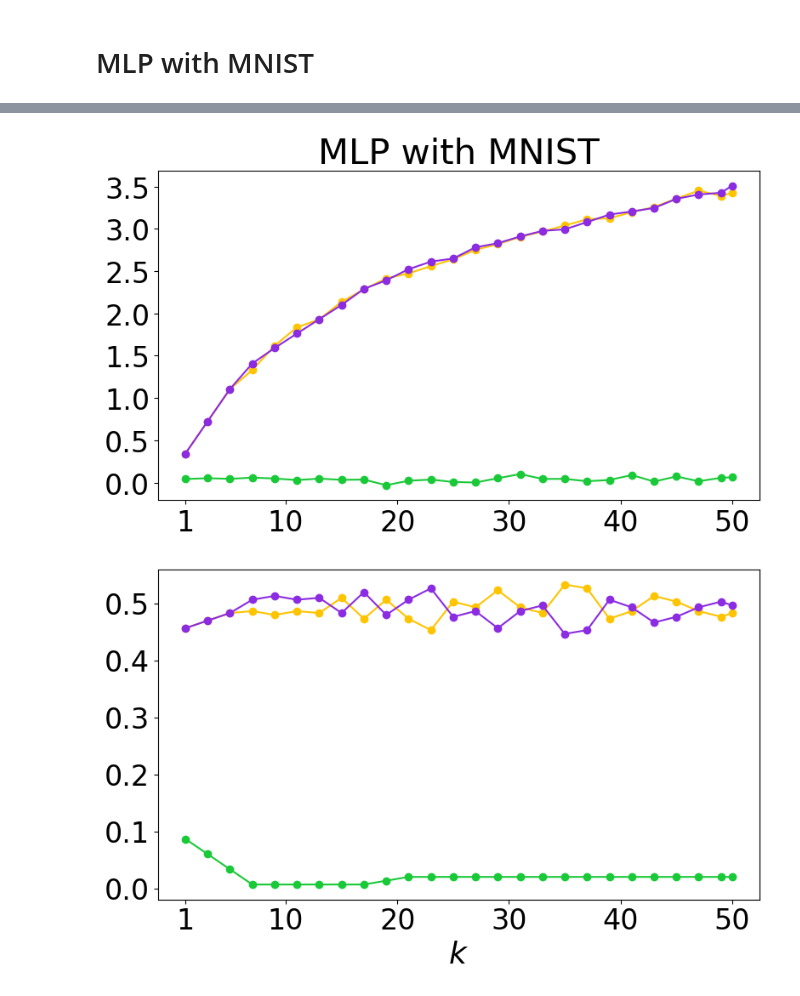
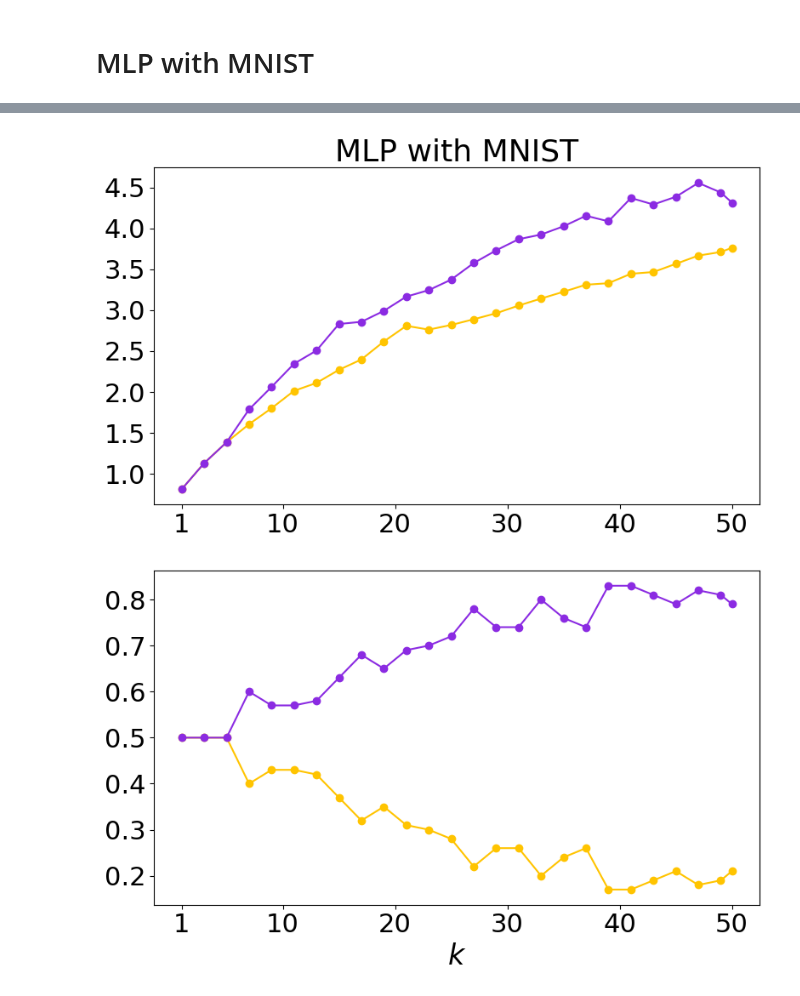
Before and after one commit to sleepymalc/MISS, a Jupyter notebook: MLP/evaluation_MNIST.ipynb, the cells around one changed output, grey strips where cells are left out. Cells and saved outputs as stored; diff of their text form; code cells hidden in the pictures.

```diff
--- a/MLP/evaluation_MNIST.ipynb
+++ b/MLP/evaluation_MNIST.ipynb
@@ -33,8 +34,7 @@ Using device: cuda
 # Hyperparameters of the evaluation
 load_eval = False # True only if the evaluation have been done before
 ks = list(range(1, 51, 2)) + [50]
-methods = ["ZAMinfluence", "Adaptive ZAMinfluence", "Random Subset"]
-# methods = ["ZAMinfluence", "Adaptive ZAMinfluence"]
+methods = ["ZAMinfluence", "Adaptive ZAMinfluence"]
 num_random_subsets = 1
 warm_eval = False
 
@@ -82,36 +82,26 @@ def load_results(seed, k, ensemble, step, warm_start=True):
 # Loading Results of MISS: 2d tensor of shape (n_test, k)
 IF_MIS, adaptive_IF_MIS = load_results(seed, k, ensemble, step, warm_start)
 # %%
-def actual_effect(subset_remove, original_value, i_th_test):
+def actual_effect(subset_remove, original_value, i_th_test, warm_start=False):
     train_loader, test_loader = data_generation([i for i in range(train_size) if i not in subset_remove], [i_th_test], mode='train')
     reduced_value = 0
 
     for ensemble_idx in range(ensemble):
-        if warm_eval:
-            model = MLP().to(device)
-            model.load_state_dict(torch.load(f"checkpoint/seed_{seed}_ensemble_{ensemble_idx}.pt"))
-            model.train_with_seed(train_loader, epochs=8, seed=ensemble_idx, verbose=False)
-            reduced_value += model.get_individual_output(test_loader)
+        model = MLP().to(device)
+        if warm_start:
+            model.load_state_dict(torch.load(f"checkpoint/seed_{seed}_ensemble_{ensemble_idx}.pt", map_location=torch.device('cpu')))
+            epochs = 8
         else:
-            model = MLP().to(device)
-            model.train_with_seed(train_loader, epochs=30, seed=ensemble_idx, verbose=False)
-            reduced_value += model.get_individual_output(test_loader)
+            epochs = 30
+        model.train_with_seed(train_loader, epochs=epochs, seed=ensemble_idx, verbose=False)
+        reduced_value += model.get_individual_output(test_loader)
     reduced_value /= ensemble
     return reduced_value - original_value
 # %%
 def score(i_th_test, k, original_value):
-    # Generate random subsets and evaluate
-    random_scores = []
-    for _ in range(num_random_subsets):
-        random_subset = random.sample(range(train_size), k)
-        random_score = actual_effect(random_subset, original_value, i_th_test).cpu().detach().numpy()
-        random_scores.append(random_score)
-
-    # Add the max random score to the scores array for comparison
     scores = np.array([
-        actual_effect(IF_MIS[i_th_test, :k], original_value, i_th_test).cpu().detach().numpy(),
-        actual_effect(adaptive_IF_MIS[i_th_test, :k], original_value, i_th_test).cpu().detach().numpy(),
-        max(random_scores)
+        actual_effect(IF_MIS[i_th_test, :k], original_value, i_th_test, warm_start).cpu().detach().numpy(),
+        actual_effect(adaptive_IF_MIS[i_th_test, :k], original_value, i_th_test, warm_start).cpu().detach().numpy()
     ])
 
     return scores
@@ -168,10 +156,10 @@ Using device: cuda
 # %%
 palette = sns.color_palette("bright")
-colors = [palette[8], palette[4], palette[2]]
+colors = [palette[8], palette[4]]
 # %%
 plt.figure(figsize=(8, 5))  # Create a single plot
 
-plt.title(f'MLP with MNIST', fontsize=30)
+plt.title(f'MLP with MNIST', fontsize=26)
 
 # plt.xlabel('$k$', fontsize=24)
 # plt.ylabel('$\overline{A_{-S}}$', fontsize=24)
@@ -180,41 +168,41 @@ for method_idx, method_name in enumerate(methods):
      plt.plot(ks, scores_ks_method[:, method_idx], marker='o', label=method_name, color=colors[method_idx])
 
 
-plt.xticks(np.insert(np.arange(10, max(ks)+1, 10), 0, 1), fontsize=24)
-plt.yticks(fontsize=24)
+plt.xticks(np.insert(np.arange(10, max(ks)+1, 10), 0, 1), fontsize=22)
+plt.yticks(fontsize=22)
 
 # plt.legend(methods, fontsize=22)
 
 plt.tight_layout()
 
-plt.savefig('../Figures/MLP_MNIST_actual.png', format='png', dpi=300)
+plt.savefig('../Figures/MLP_MNIST_actual.svg', format='svg', dpi=300)
 
 plt.show()
 # %% [output]
-[figure, old version]
+[figure, new version]
 # %%
 winning_result = np.array(Parallel(n_jobs=50)(delayed(winning_rate)(scores_ks_method_combo[k_idx]) for k_idx in range(num_ks)))
 
 plt.figure(figsize=(8, 5))
 
 # plt.title(f'MLP with MNIST', fontsize=26)
 
-plt.xlabel('$k$', fontsize=26)
+plt.xlabel('$k$', fontsize=24)
 # plt.ylabel('Winning Rate', fontsize=24)
 
 # Plot each method's Borda Count against k
 for method_idx, method_name in enumerate(methods):
     plt.plot(ks, winning_result[:, method_idx], marker='o', label=method_name, color=colors[method_idx])
 
-plt.yticks(fontsize=24)
-plt.xticks(np.insert(np.arange(10, max(ks)+1, 10), 0, 1), fontsize=24)
+plt.yticks(fontsize=22)
+plt.xticks(np.insert(np.arange(10, max(ks)+1, 10), 0, 1), fontsize=22)
 
 # plt.legend(methods, fontsize=22)
 
 plt.tight_layout()
 
-plt.savefig('../Figures/MLP_MNIST_winning.png', format='png', dpi=300)
+plt.savefig('../Figures/MLP_MNIST_winning.svg', format='svg', dpi=300)
 
 plt.show()
 # %% [output]
-[figure, old version]
+[figure, new version]
```
Also changed, not shown: parts of 2 cells of this notebook.
